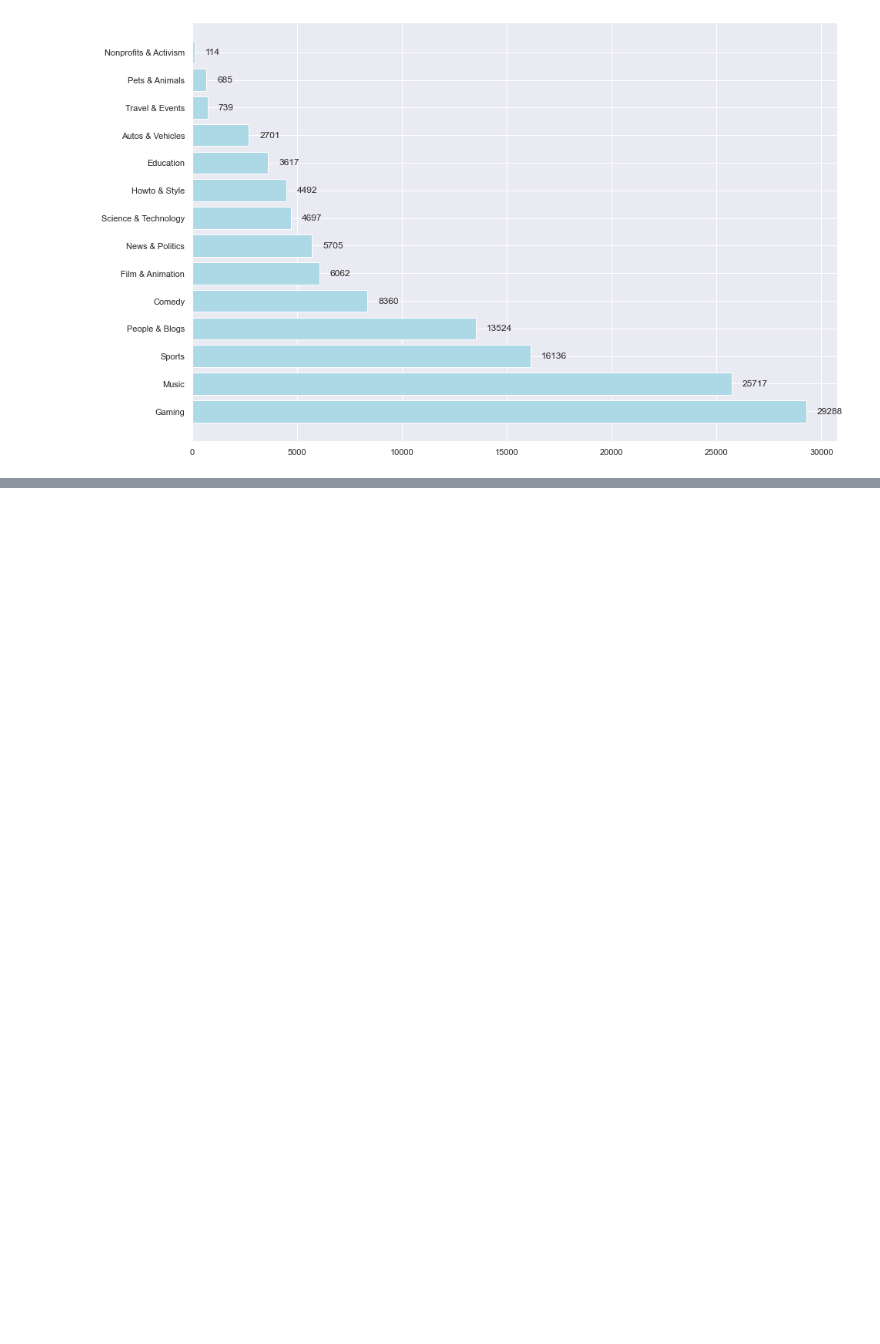
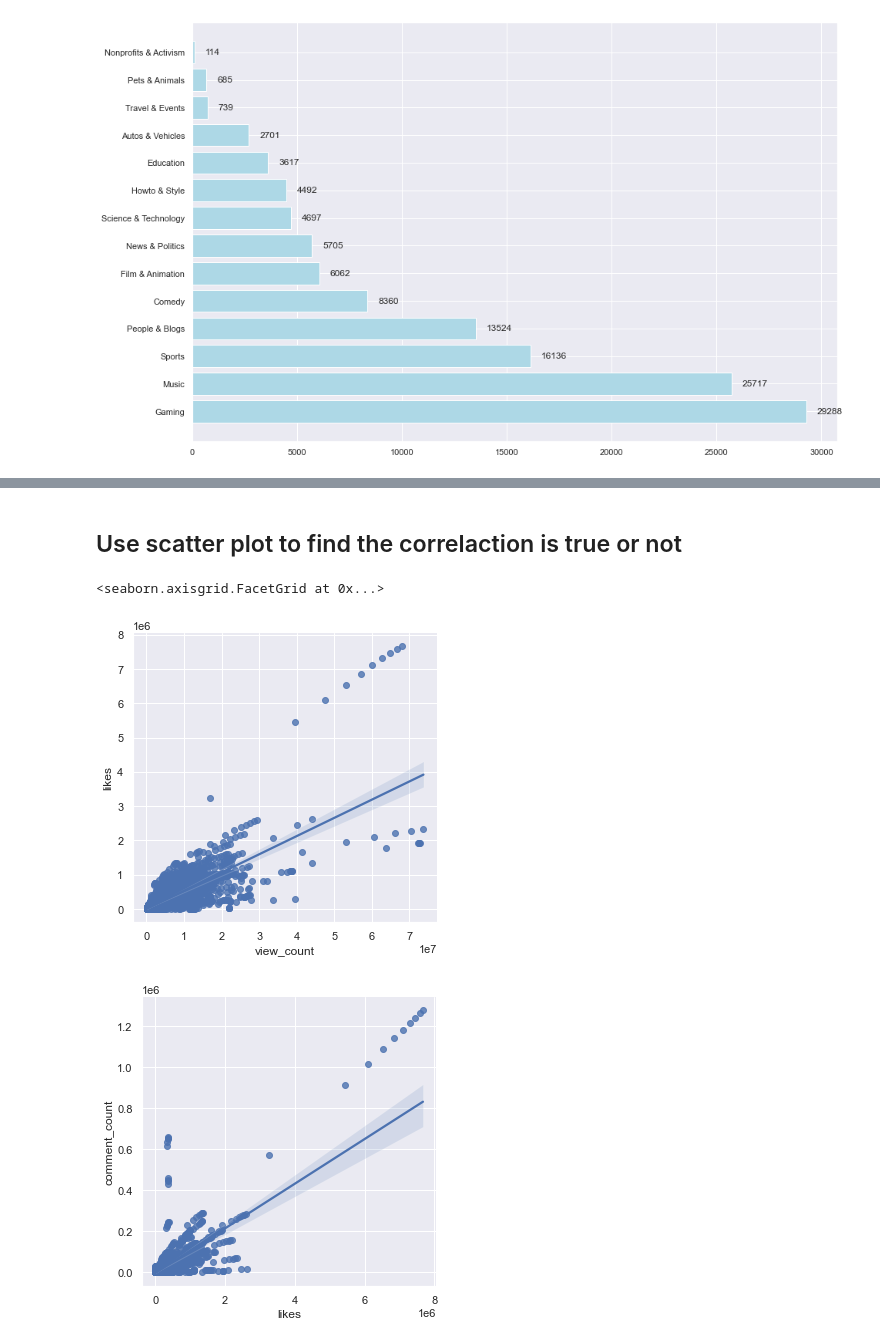
Before and after one commit to xPrinny/ProgramFundiesDataAnalyzers, a Jupyter notebook: notebooks/Data_Visualization.ipynb, the cells around one changed output, grey strips where cells are left out. Drawn from its saved outputs; the diff is of its cells as text; code cells hidden in the pictures; blank space fills up the shorter version.

```diff
--- a/notebooks/Data_Visualization.ipynb
+++ b/notebooks/Data_Visualization.ipynb
@@ -461,0 +213,10 @@ plt.show()
+# %% [markdown]
+## Use scatter plot to find the correlaction is true or not
+# %%
+# Create scatter plot
+sns.lmplot(x='view_count',y='likes', data=gamingData)
+sns.lmplot(x='likes',y='comment_count', data=gamingData)
+# %% [output]
+<seaborn.axisgrid.FacetGrid at 0x...>
+[figure, added]
+[figure, added]
```
Also changed, not shown: parts of 55 cells of this notebook.
